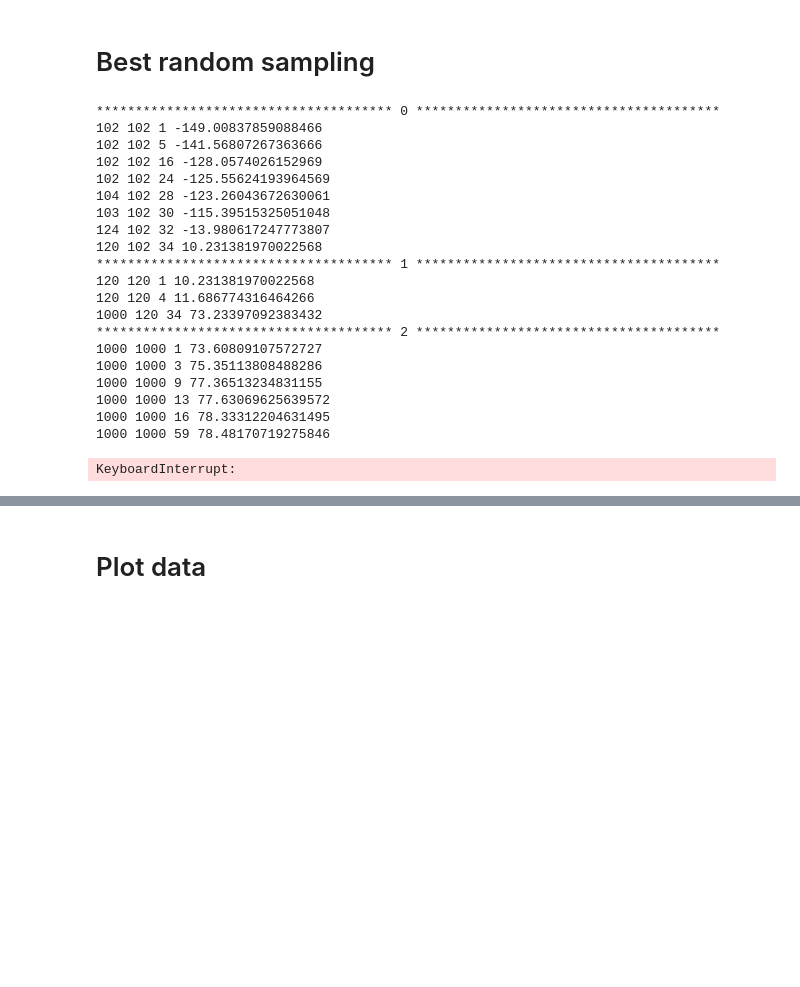
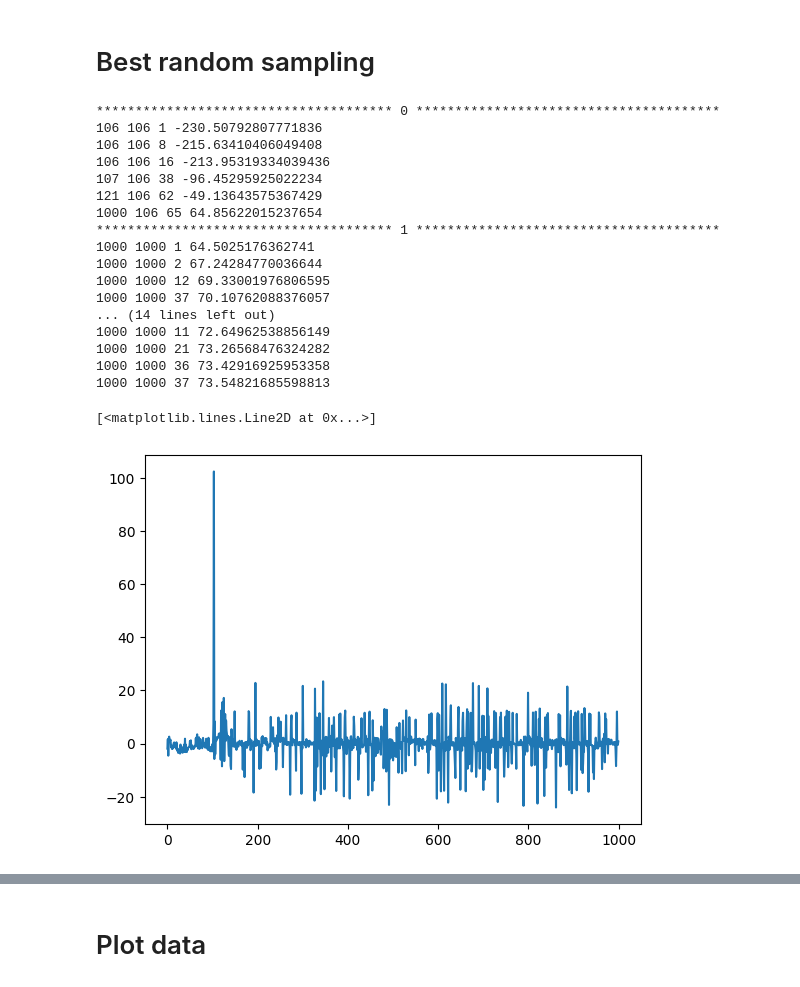
Before and after one commit to rageSpin/data-science_projects, a Jupyter notebook: Reinforcement Learning/LunarLander/lunarlander_random-sampling.ipynb, the cells around one changed output, grey strips where cells are left out. Cells and saved outputs as stored; diff of their text form; code cells hidden in the pictures; blank space fills up the shorter version.

Commit message:
fixed a bug when best rewards is lost

```diff
--- a/Reinforcement Learning/LunarLander/lunarlander_random-sampling.ipynb
+++ b/Reinforcement Learning/LunarLander/lunarlander_random-sampling.ipynb
@@ -115,10 +116,10 @@ def find_best_rewards(n, env, actions, rewards):
         if len(best_rewards)>1:
             rewards = best_rewards
         best_actions = []
-        best_rewards = [-1e6]
+        best_rewards = []
         while change_node<len(actions) and change_node < 100:
             new_rewards, new_actions = explore_rewards(env, change_node, actions, rewards)
-            if sum(new_rewards)>sum(best_rewards):
+            if sum(new_rewards)>sum(rewards):
                 # print(len(new_actions), len(actions), change_node)
                 #if len(new_actions)>len(best_actions):
                 print(len(new_actions), len(actions), change_node, sum(new_rewards))
@@ -126,7 +127,7 @@ def find_best_rewards(n, env, actions, rewards):
                 best_rewards=new_rewards
             change_node+=1
 
-    return best_actions, best_rewards if len(best_actions)>len(actions) else actions
+    return (best_actions, best_rewards) if len(best_actions)>len(actions) else (actions, rewards)
 
 
 def get_obs(env, actions_result):
@@ -151,28 +152,25 @@ rewards, actions = get_random_rewards(env, seed)
 
 new_r, new_act = explore_rewards(env, 50, actions, rewards)
 # print(sum(new_r), sum(rewards))
-best_actions, best_rewards = find_best_rewards(3, env, actions, rewards)
+best_actions, best_rewards = find_best_rewards(5, env, actions, rewards)
 # %% [output]
 ************************************** 0 ***************************************
-102 102 1 -149.00837859088466
-102 102 5 -141.56807267363666
-102 102 16 -128.0574026152969
-102 102 24 -125.55624193964569
-104 102 28 -123.26043672630061
-103 102 30 -115.39515325051048
-124 102 32 -13.980617247773807
-120 102 34 10.231381970022568
+106 106 1 -230.50792807771836
+106 106 8 -215.63410406049408
+106 106 16 -213.95319334039436
+107 106 38 -96.45295925022234
+121 106 62 -49.13643575367429
+1000 106 65 64.85622015237654
 ************************************** 1 ***************************************
-120 120 1 10.231381970022568
-120 120 4 11.686774316464266
-1000 120 34 73.23397092383432
-************************************** 2 ***************************************
-1000 1000 1 73.60809107572727
-1000 1000 3 75.35113808488286
-1000 1000 9 77.36513234831155
-1000 1000 13 77.63069625639572
-1000 1000 16 78.33312204631495
-1000 1000 59 78.48170719275846
+1000 1000 1 64.5025176362741
+1000 1000 2 67.24284770036644
+1000 1000 12 69.33001976806595
+1000 1000 37 70.10762088376057
+... (14 lines left out)
+1000 1000 11 72.64962538856149
+1000 1000 21 73.26568476324282
+1000 1000 36 73.42916925953358
+1000 1000 37 73.54821685598813
 # %%
 import time
 step=0
@@ -187,13 +185,16 @@ while True:
     ob, reward, terminated, info = env.step(action)
     step+=1
     env.render()
-    time.sleep(0.05)
-    print(step)
+    time.sleep(0.03)
+    #print(step)
     if terminated: break#steps.append(step);break
 
 env.close()
-# %% [output]
-KeyboardInterrupt:
+# %%
+plt.plot(best_rewards)
+# %% [output]
+[<matplotlib.lines.Line2D at 0x...>]
+[figure, added]
 # %%
 res = {}
 seeds = [0, 1, 5, 10, 21, 42, 47, 63, 84, 100, 121, 144]
```
Also changed, not shown: parts of 4 cells of this notebook.
